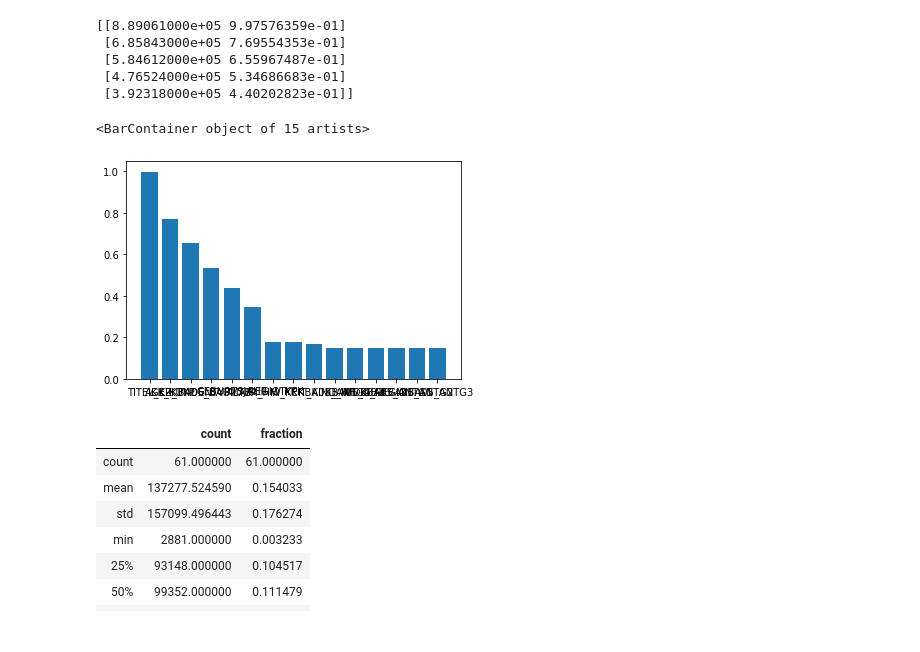
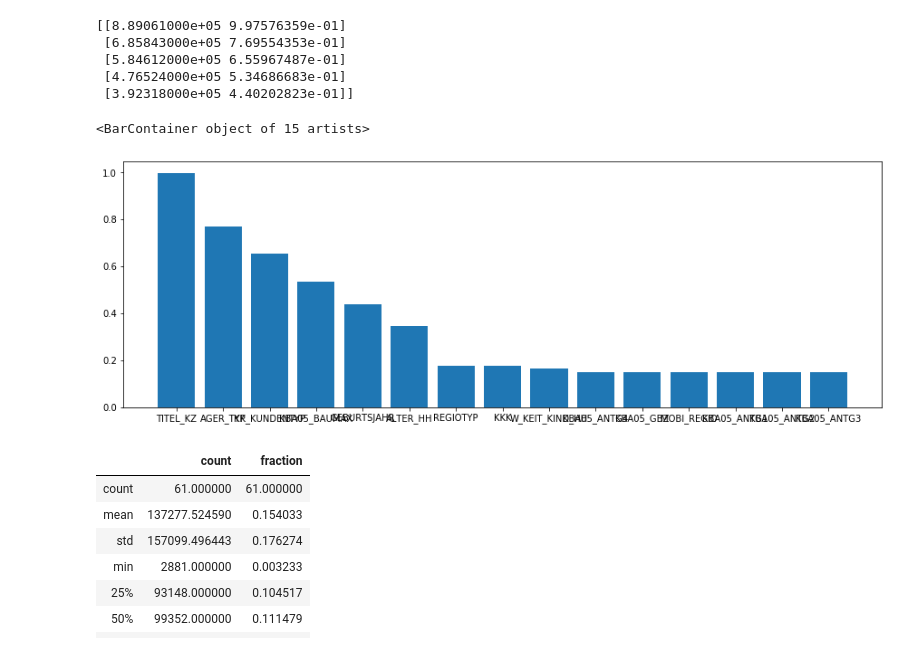
Before and after one commit to vasilkosturski/udacity-ml-intro, a Jupyter notebook: unsupervised-learning/creating-customer-segments/Identify_Customer_Segments.ipynb, the cells around one changed output. Saved outputs shown, nothing was run; the diff lists cells and outputs as text; code cells hidden in the pictures.

```diff
--- a/unsupervised-learning/creating-customer-segments/Identify_Customer_Segments.ipynb
+++ b/unsupervised-learning/creating-customer-segments/Identify_Customer_Segments.ipynb
@@ -181,10 +184,11 @@ print(missing_vals.values[:5])
 # %%
 x = missing_vals.index[:15]
 cols = missing_vals.values[:15][:,1]
+plt.figure(figsize=(15,5))
 plt.bar(x, cols)
 # %% [output]
 <BarContainer object of 15 artists>
-[figure, old version]
+[figure, new version]
 # %%
 missing_vals.describe()
 # %% [output]
```
Also changed, not shown: parts of 29 cells of this notebook.
